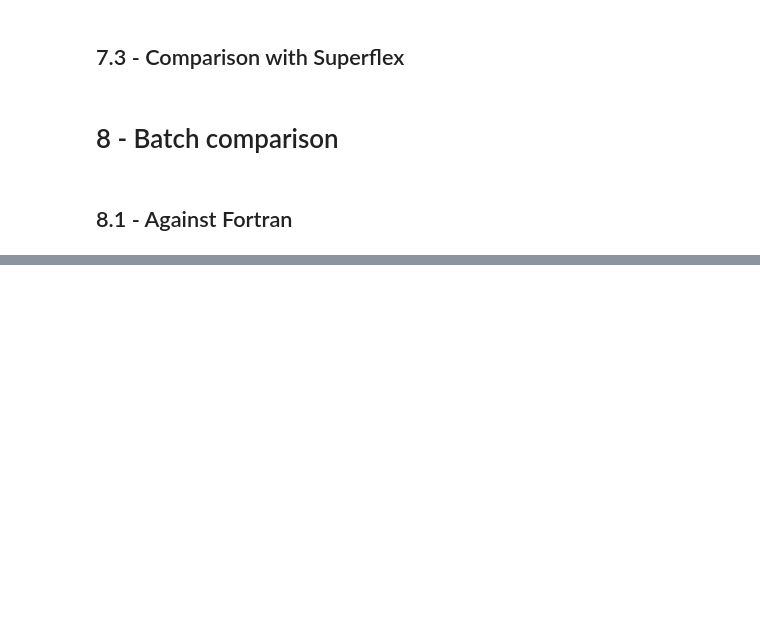
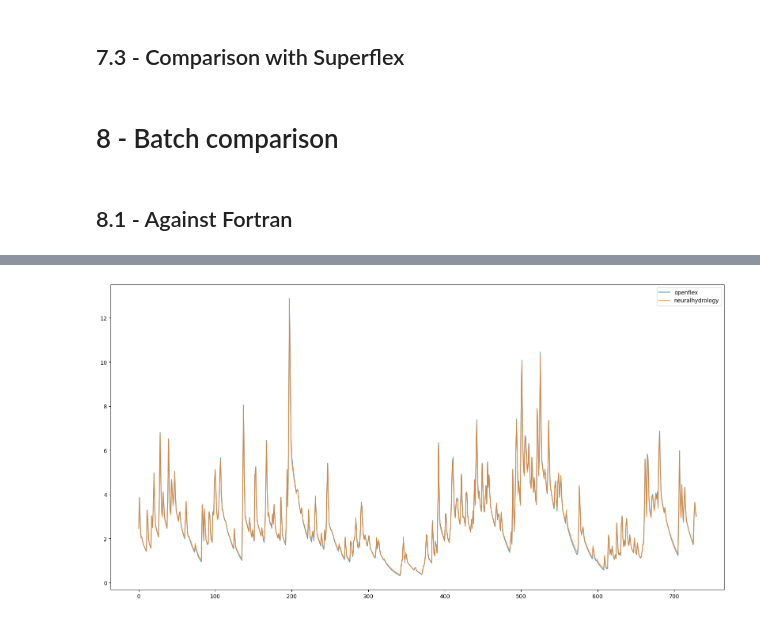
Before and after one commit to Rapfff/neuralhydrology, a Jupyter notebook: vs_superflex.ipynb, the cells around one changed output, grey strips where cells are left out. Drawn from its saved outputs; the diff is of its cells as text; code cells hidden in the pictures; blank space fills up the shorter version.

```diff
--- a/vs_superflex.ipynb
+++ b/vs_superflex.ipynb
@@ -535,9 +535,9 @@ def get_sf_validation(basin, validation_start, validation_end,sf_model_parameter
 ## 7.1 - Neuralhydrology outflow and metrics analysis
 # %%
 #===========SET THIS=================
-run_dir = "runs/01333000/run_1904_111911"
+run_dir = "runs/01333000/run_2204_135139"
 first_epoch = 1
-last_epoch = 7
+last_epoch = 10
 epoch_interval = 1
 #basins = ["01510000",
 #          "02027500",
@@ -678 +628,39 @@ for basin in basins:
+# %%
+import seaborn as sns
+parameter_names = ['TR_smax', 'LR1_k', 'LR2_k', 'Splitter1', 'Splitter2']
+# Load SF parameters
+for basin in ['01333000','02027500']:
+    algo = []
+    data = {'NSE':[], 'TR_smax':[], 'LR1_k':[], 'LR2_k':[], 'Splitter1':[]}
+    with open('runs/openFlex/demo/01/output_'+basin+'/par_Mraf_cal.dat') as f:
+        algo.append("OF")
+        data['NSE'].append(get_of_nse(basin))
+        params_of = get_of_parameters(basin)
+        data['TR_smax'].append(params_of['TR_smax'])
+        data['LR1_k'].append(params_of['LR1_k'])
+        data['LR2_k'].append(params_of['LR2_k'])
+        data['Splitter1'].append(params_of['Splitter1'])
+
+    nb_epochs = 10
+    for run_dir in listdir('runs/'+basin):
+        algo.append("NH")
+        data['NSE'].append(get_nh_metrics('runs/'+basin+'/'+run_dir,[basin],nb_epochs)[basin]['NSE'][-1])
+        params_nh = get_nh_parameters('runs/'+basin+'/'+run_dir, [basin], parameter_names,10)
+        data['TR_smax'].append(params_nh[basin]['TR_smax'][-1])
+        data['LR1_k'].append(params_nh[basin]['LR1_k'][-1])
+        data['LR2_k'].append(params_nh[basin]['LR2_k'][-1])
+        data['Splitter1'].append(params_nh[basin]['Splitter1'][-1])
+    sns.set_theme(style="ticks", palette="pastel")
+    f, axes = plt.subplots(1, len(parameter_names),figsize=(20, 10))
+    for i,n in enumerate(['NSE'] + parameter_names[:-1]):
+        x = pd.DataFrame({
+            'value': data[n],
+            'algo': algo
+        })
+        # Draw a nested boxplot to show bills by day and time
+        sns.boxplot(x=[n]*len(algo),
+                    y="value",
+                    hue="algo",
+                    data=x,
+                    ax=axes[i])
 # %% [markdown]
@@ -794,9 +733,11 @@ for i in range(length, l):
 # %%
 # Plot ------------------------------------------------
 f, ax = plt.subplots(figsize=(20, 10))
 ax.plot(fr_output[:-1], alpha=0.7, label='openflex')
-ax.plot(nh_output[1:] , alpha=0.7, label='euralnhydrology')
+ax.plot(nh_output[1:] , alpha=0.7, label='neuralhydrology')
 #ax.plot(output_sf, '--', alpha=0.5, label='sf')
 #ax.plot(sim, '--', alpha=0.5, label='sim')
 ax.legend()
 plt.show()
+# %% [output]
+[figure, added]
```
Also changed, not shown: parts of 6 cells of this notebook, 4 other files.
